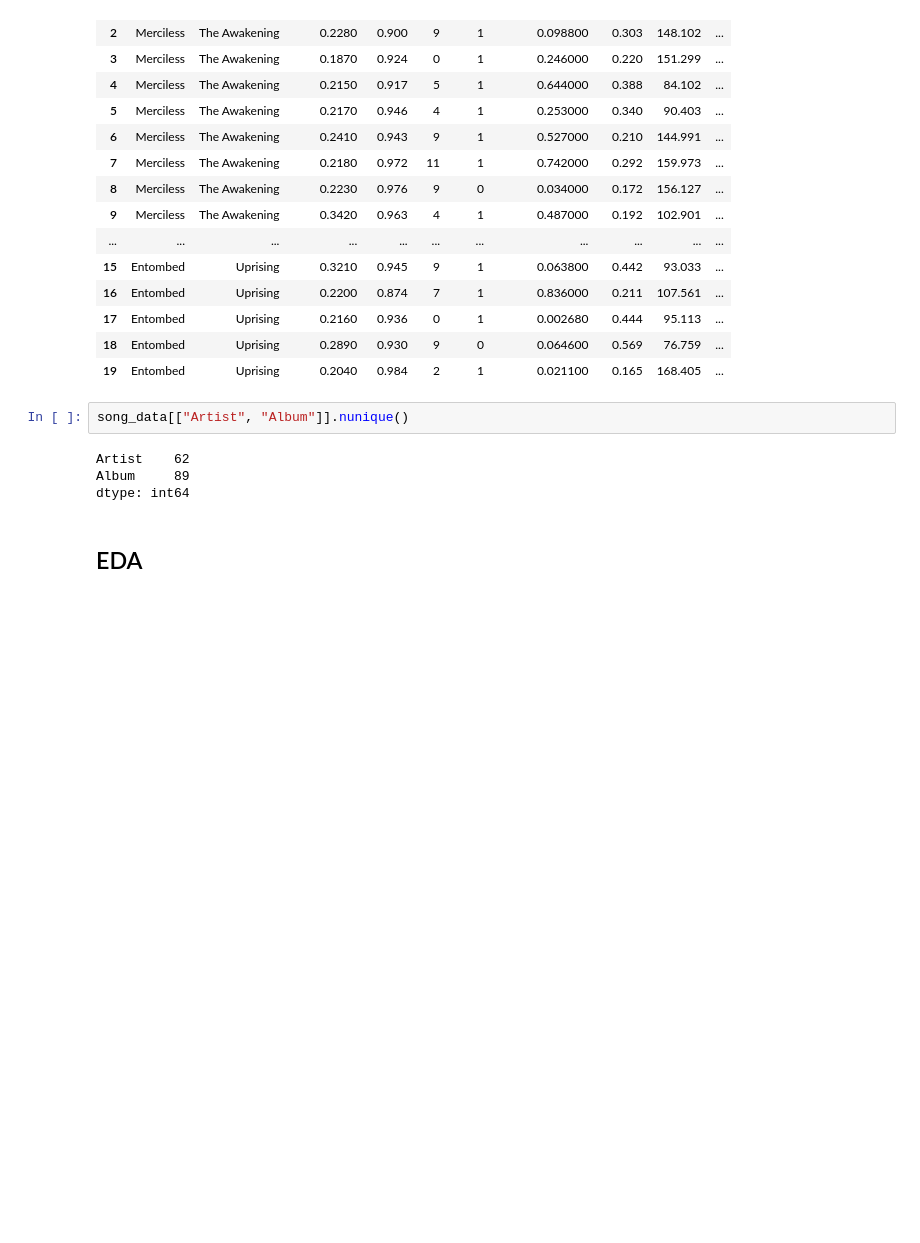
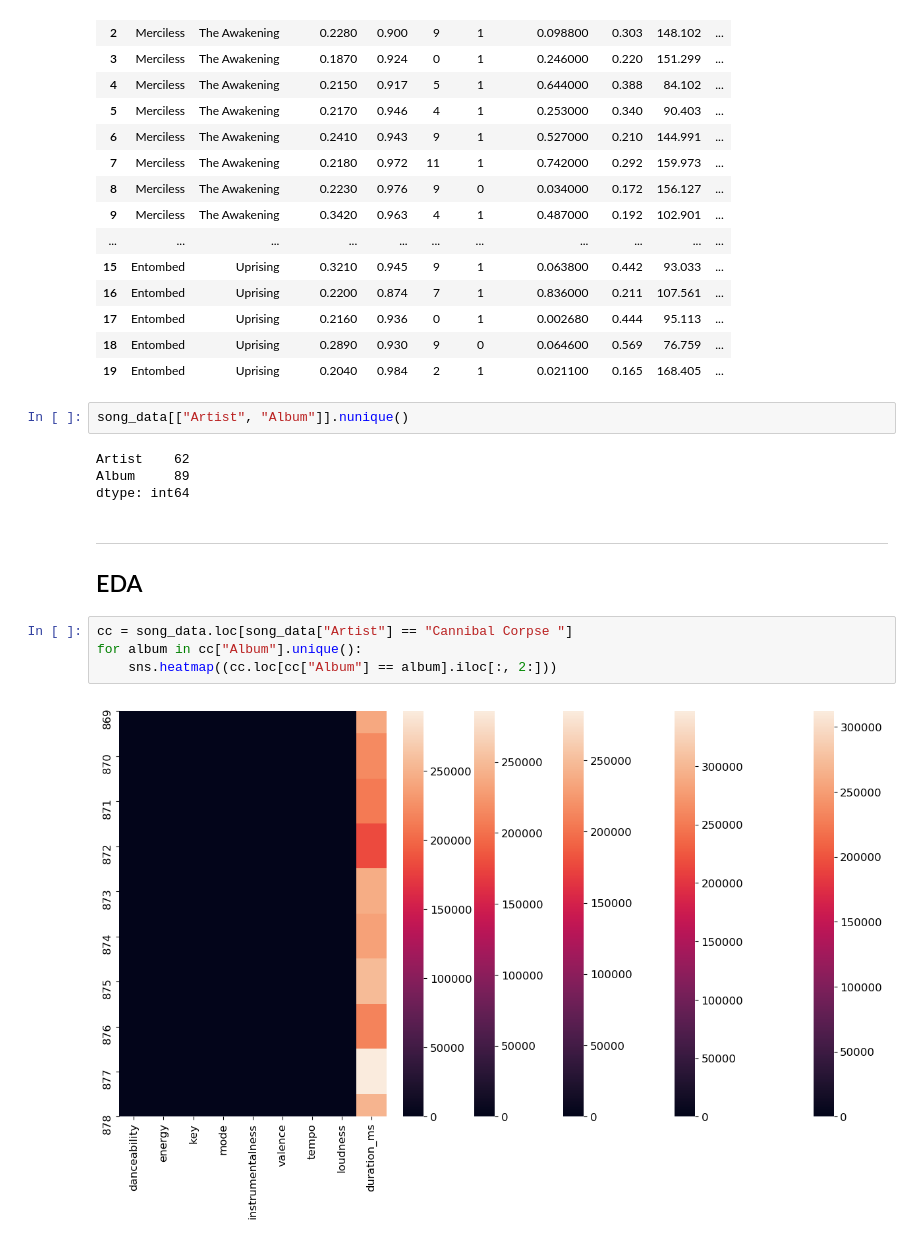
Before and after one commit to rbuerki/death-metal-disco, a Jupyter notebook: 2-EDA_on_individual_Song_Level.ipynb, the cells around one changed output. Drawn from its saved outputs; the diff is of its cells as text; blank space fills up the shorter version.

```diff
--- a/2-EDA_on_individual_Song_Level.ipynb
+++ b/2-EDA_on_individual_Song_Level.ipynb
@@ -69,4 +69,11 @@ Artist    62
 Album     89
 dtype: int64
 # %% [markdown]
+---
 ## EDA
+# %%
+cc = song_data.loc[song_data["Artist"] == "Cannibal Corpse "]
+for album in cc["Album"].unique():
+    sns.heatmap((cc.loc[cc["Album"] == album].iloc[:, 2:]))
+# %% [output]
+[figure, added]
```
Also changed, not shown: parts of 7 cells of this notebook.
